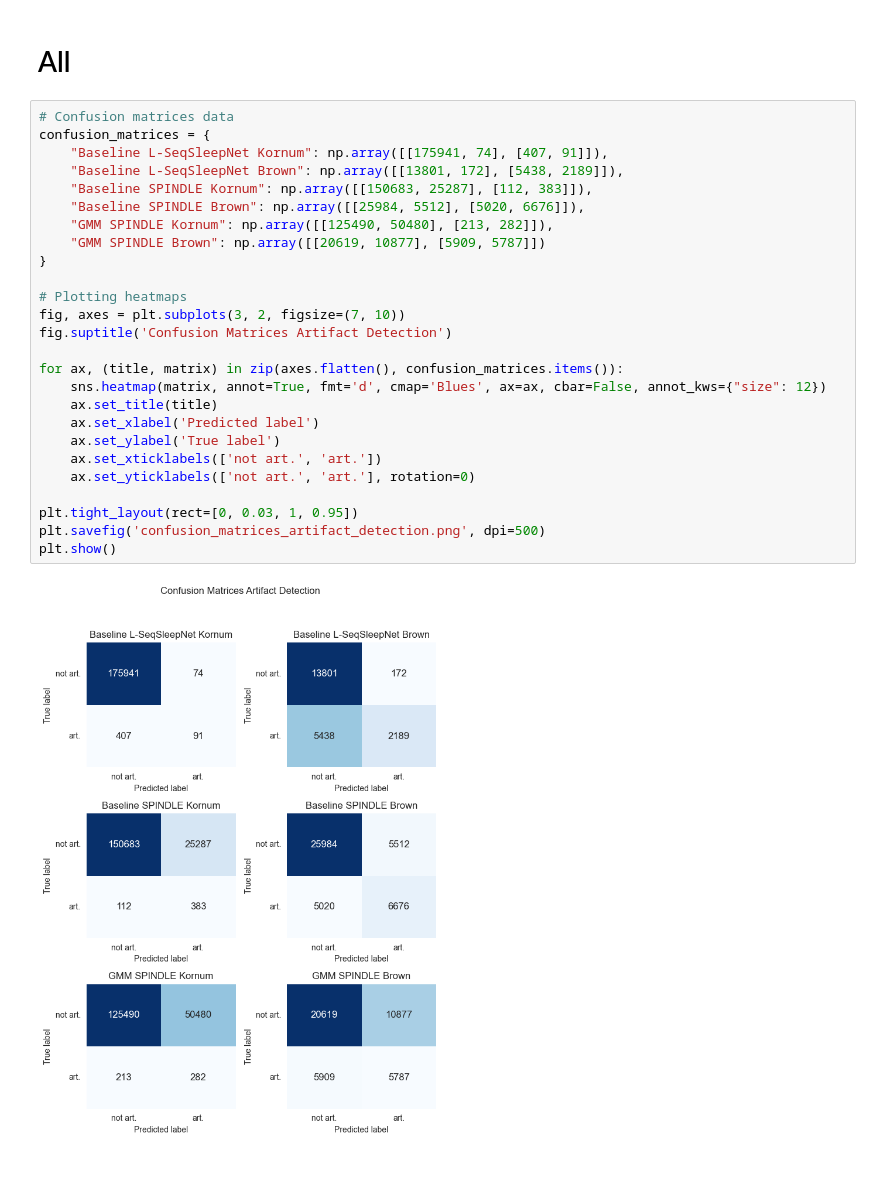
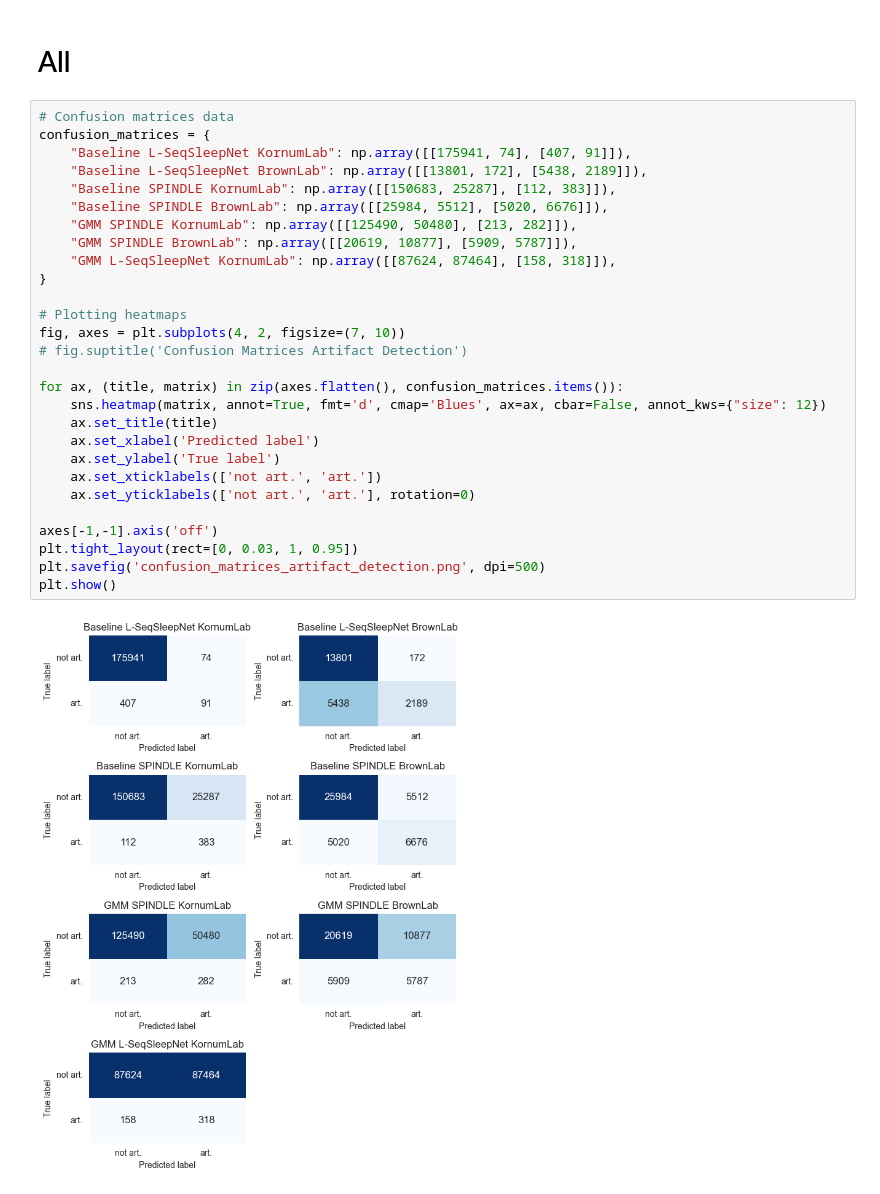
Before and after one commit to LucasDJensen/02466-spindle, a Jupyter notebook: extract_embeddings/Matrix Reproducer.ipynb, the cells around one changed output. Drawn from its saved outputs; the diff is of its cells as text.

Commit message:
Updated Matrix Reproducer.ipynb to include updated Autoencoder matrices.

```diff
--- a/extract_embeddings/Matrix Reproducer.ipynb
+++ b/extract_embeddings/Matrix Reproducer.ipynb
@@ -615,31 +653,33 @@ latex_sleep_score(confusion_matrix, 'supervised_lseqsleepnet_sleep_scoring_brown
 # %%
 # Confusion matrices data
 confusion_matrices = {
-    "Baseline L-SeqSleepNet Kornum": np.array([[175941, 74], [407, 91]]),
-    "Baseline L-SeqSleepNet Brown": np.array([[13801, 172], [5438, 2189]]),
-    "Baseline SPINDLE Kornum": np.array([[150683, 25287], [112, 383]]),
-    "Baseline SPINDLE Brown": np.array([[25984, 5512], [5020, 6676]]),
-    "GMM SPINDLE Kornum": np.array([[125490, 50480], [213, 282]]),
-    "GMM SPINDLE Brown": np.array([[20619, 10877], [5909, 5787]])
+    "Baseline L-SeqSleepNet KornumLab": np.array([[175941, 74], [407, 91]]),
+    "Baseline L-SeqSleepNet BrownLab": np.array([[13801, 172], [5438, 2189]]),
+    "Baseline SPINDLE KornumLab": np.array([[150683, 25287], [112, 383]]),
+    "Baseline SPINDLE BrownLab": np.array([[25984, 5512], [5020, 6676]]),
+    "GMM SPINDLE KornumLab": np.array([[125490, 50480], [213, 282]]),
+    "GMM SPINDLE BrownLab": np.array([[20619, 10877], [5909, 5787]]),
+    "GMM L-SeqSleepNet KornumLab": np.array([[87624, 87464], [158, 318]]),
 }
 
 # Plotting heatmaps
-fig, axes = plt.subplots(3, 2, figsize=(7, 10))
-fig.suptitle('Confusion Matrices Artifact Detection')
+fig, axes = plt.subplots(4, 2, figsize=(7, 10))
+# fig.suptitle('Confusion Matrices Artifact Detection')
 
 for ax, (title, matrix) in zip(axes.flatten(), confusion_matrices.items()):
     sns.heatmap(matrix, annot=True, fmt='d', cmap='Blues', ax=ax, cbar=False, annot_kws={"size": 12})
     ax.set_title(title)
     ax.set_xlabel('Predicted label')
     ax.set_ylabel('True label')
     ax.set_xticklabels(['not art.', 'art.'])
     ax.set_yticklabels(['not art.', 'art.'], rotation=0)
 
+axes[-1,-1].axis('off')
 plt.tight_layout(rect=[0, 0.03, 1, 0.95])
 plt.savefig('confusion_matrices_artifact_detection.png', dpi=500)
 plt.show()
 # %% [output]
-[figure, old version]
+[figure, new version]
 # %%
 # Confusion matrices data from the uploaded files
 confusion_matrices = {
```
Also changed, not shown: parts of 39 cells of this notebook, 1 other file.
